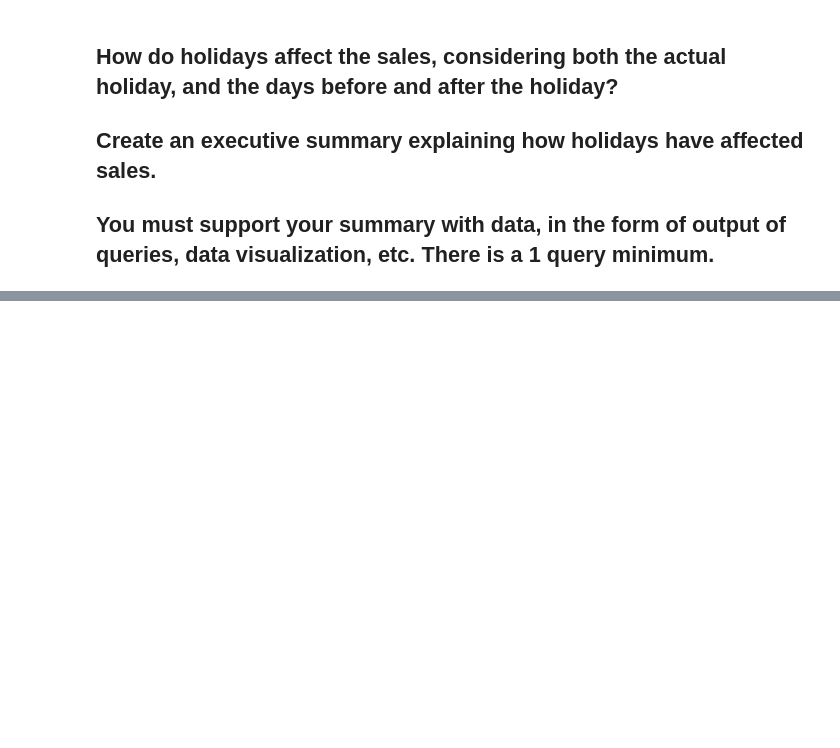
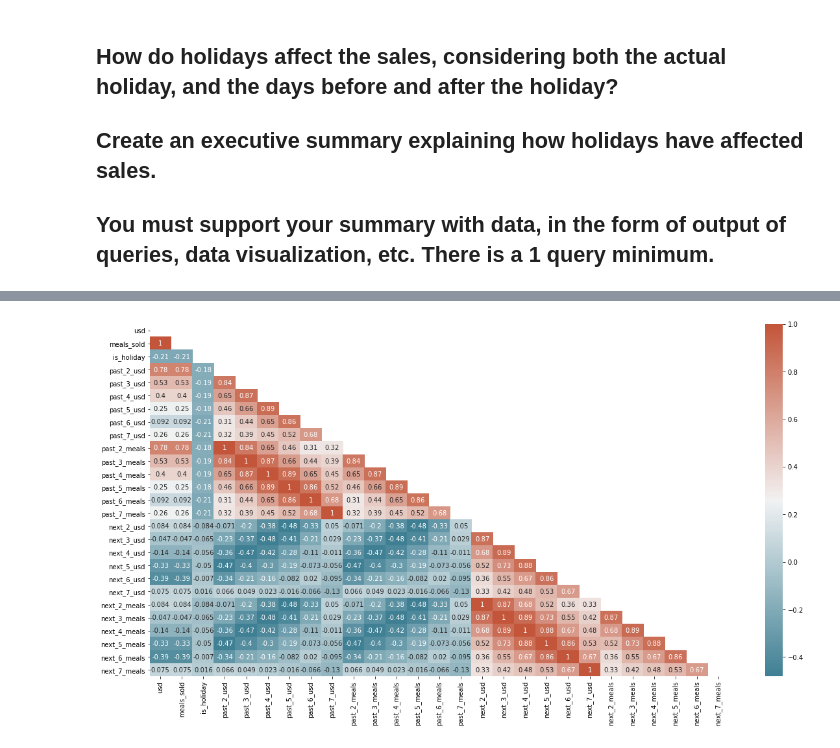
Before and after one commit to jvgalvin/Portfolio, a Jupyter notebook: project_1_4.ipynb, the cells around one changed output, grey strips where cells are left out. Saved outputs shown, nothing was run; the diff lists cells and outputs as text; code cells hidden in the pictures; blank space fills up the shorter version.

```diff
--- a/project_1_4.ipynb
+++ b/project_1_4.ipynb
@@ -156,0 +272,8 @@ df
+# %%
+corr = df.corr("spearman")
+matrix = np.triu(corr)
+fig, ax = plt.subplots(figsize=(20,10))
+sns.heatmap(corr, xticklabels = corr.columns, yticklabels = corr.columns, annot=True, mask=matrix, cmap = sns.diverging_palette(220,20, as_cmap=True), ax=ax)
+pass
+# %% [output]
+[figure, added]
```
Also changed, not shown: parts of 22 cells of this notebook.
